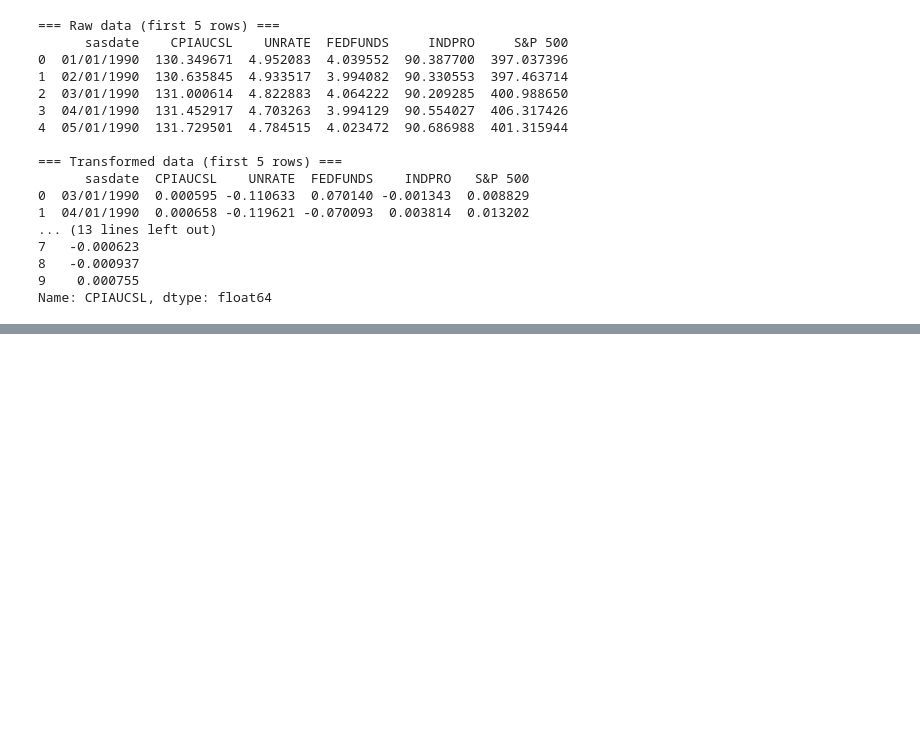
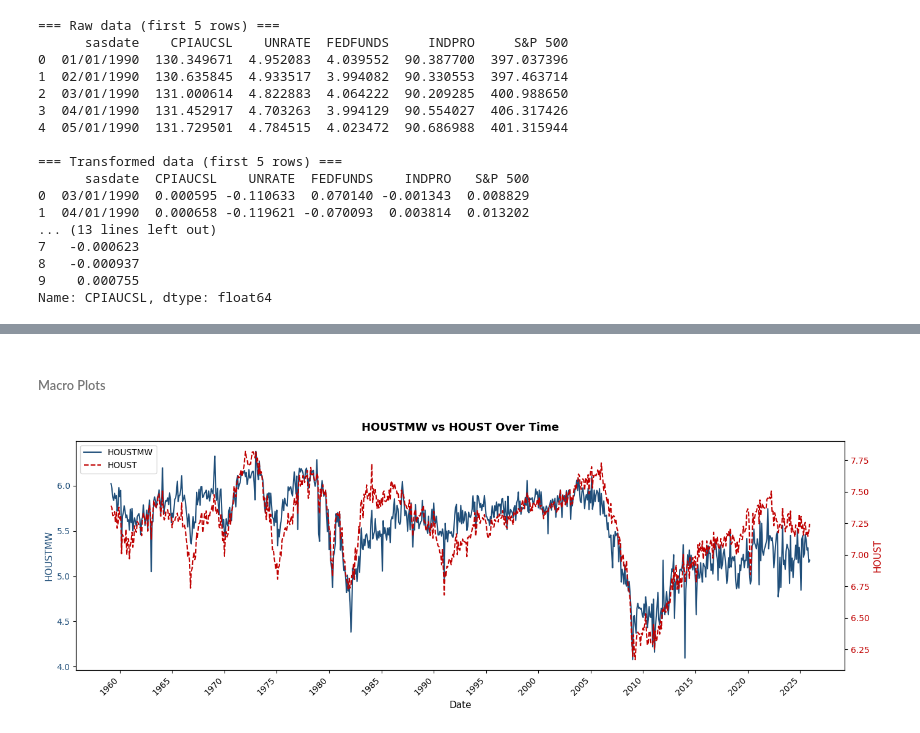
Before and after one commit to andre-bu-gitdev/O2_AI_for_Leaders_dx699, a Jupyter notebook: Milestone_4/M4 Functions.ipynb, the cells around one changed output, grey strips where cells are left out. Cells and saved outputs as stored; diff of their text form; code cells hidden in the pictures; blank space fills up the shorter version.

```diff
--- a/Milestone_4/M4 Functions.ipynb
+++ b/Milestone_4/M4 Functions.ipynb
@@ -1,4 +1,4 @@
 # %%
-'''df = pd.read_csv("../2026-02-QD_edited.csv")
-df = pd.read_csv("../2026-02-MD_edited.csv")
-df = pd.read_csv("../credit_risk_dataset.csv")'''
+#df = pd.read_csv("../2026-02-QD_edited.csv")
+macro_fred_df = pd.read_csv("../2026-02-MD_edited.csv")
+cc_risk_df = pd.read_csv("../credit_risk_dataset.csv")
@@ -910,3 +936,5 @@ if __name__ == "__main__":
 8   -0.000937
 9    0.000755
 Name: CPIAUCSL, dtype: float64
+# %%
+transformed = transform_fredmd(macro_fred_df)
@@ -912,0 +1092,53 @@ Name: CPIAUCSL, dtype: float64
+# %% [markdown]
+###### Macro Plots
+# %%
+def plot_fredmd_dual(df, var1, var2, date_col="sasdate", figsize=(14, 5)):
+    """
+    Plot two FRED-MD variables over time on dual y-axes.
+
+    Parameters
+    ----------
+    df       : transformed FRED-MD DataFrame
+    var1     : primary variable (left y-axis)
+    var2     : secondary variable (right y-axis)
+    date_col : name of the date column (default: 'sasdate')
+    figsize  : figure size tuple
+    """
+    df = df.copy()
+    df[date_col] = pd.to_datetime(df[date_col])
+
+    fig, ax1 = plt.subplots(figsize=figsize)
+
+    # --- Left axis: var1 ---
+    color1 = "#1F4E79"
+    ax1.plot(df[date_col], df[var1], color=color1, linewidth=1.5, label=var1)
+    ax1.set_ylabel(var1, color=color1, fontsize=11)
+    ax1.tick_params(axis="y", labelcolor=color1)
+    ax1.set_xlabel("Date", fontsize=11)
+
+    # --- Right axis: var2 ---
+    ax2 = ax1.twinx()
+    color2 = "#C00000"
+    ax2.plot(df[date_col], df[var2], color=color2, linewidth=1.5, linestyle="--", label=var2)
+    ax2.set_ylabel(var2, color=color2, fontsize=11)
+    ax2.tick_params(axis="y", labelcolor=color2)
+
+    # --- Formatting ---
+    ax1.xaxis.set_major_locator(mdates.YearLocator(5))
+    ax1.xaxis.set_major_formatter(mdates.DateFormatter("%Y"))
+    plt.setp(ax1.xaxis.get_majorticklabels(), rotation=45, ha="right")
+
+    lines1, labels1 = ax1.get_legend_handles_labels()
+    lines2, labels2 = ax2.get_legend_handles_labels()
+    ax1.legend(lines1 + lines2, labels1 + labels2, loc="upper left", fontsize=10)
+
+    plt.title(f"{var1} vs {var2} Over Time", fontsize=13, fontweight="bold", pad=12)
+    fig.tight_layout()
+    plt.savefig("fredmd_dual_plot.png", dpi=150, bbox_inches="tight")
+    plt.show()
+
+
+# --- Example usage ---
+plot_fredmd_dual(transformed, var1="HOUSTMW", var2="HOUST")
+# %% [output]
+[figure, added]
```
Also changed, not shown: parts of 5 cells of this notebook, 2 other files.
